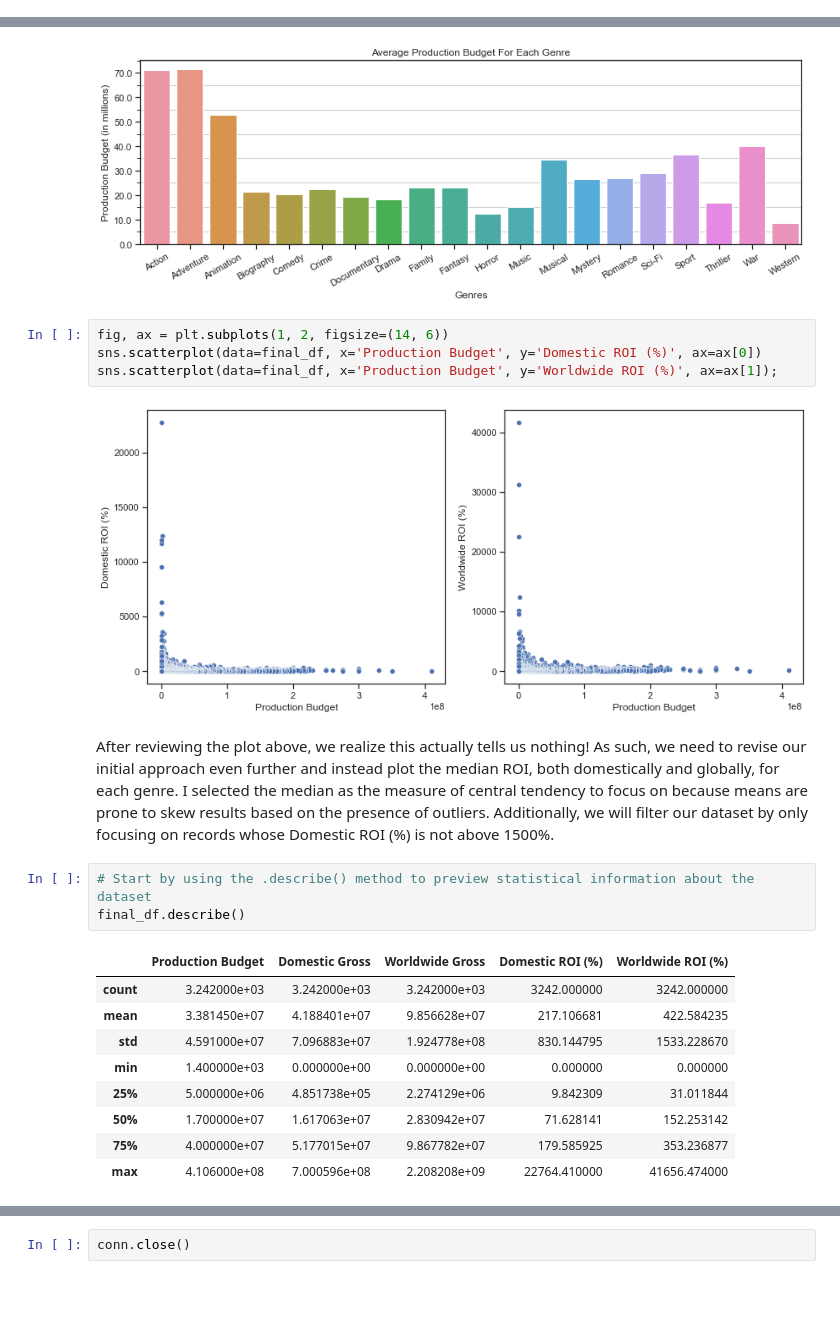
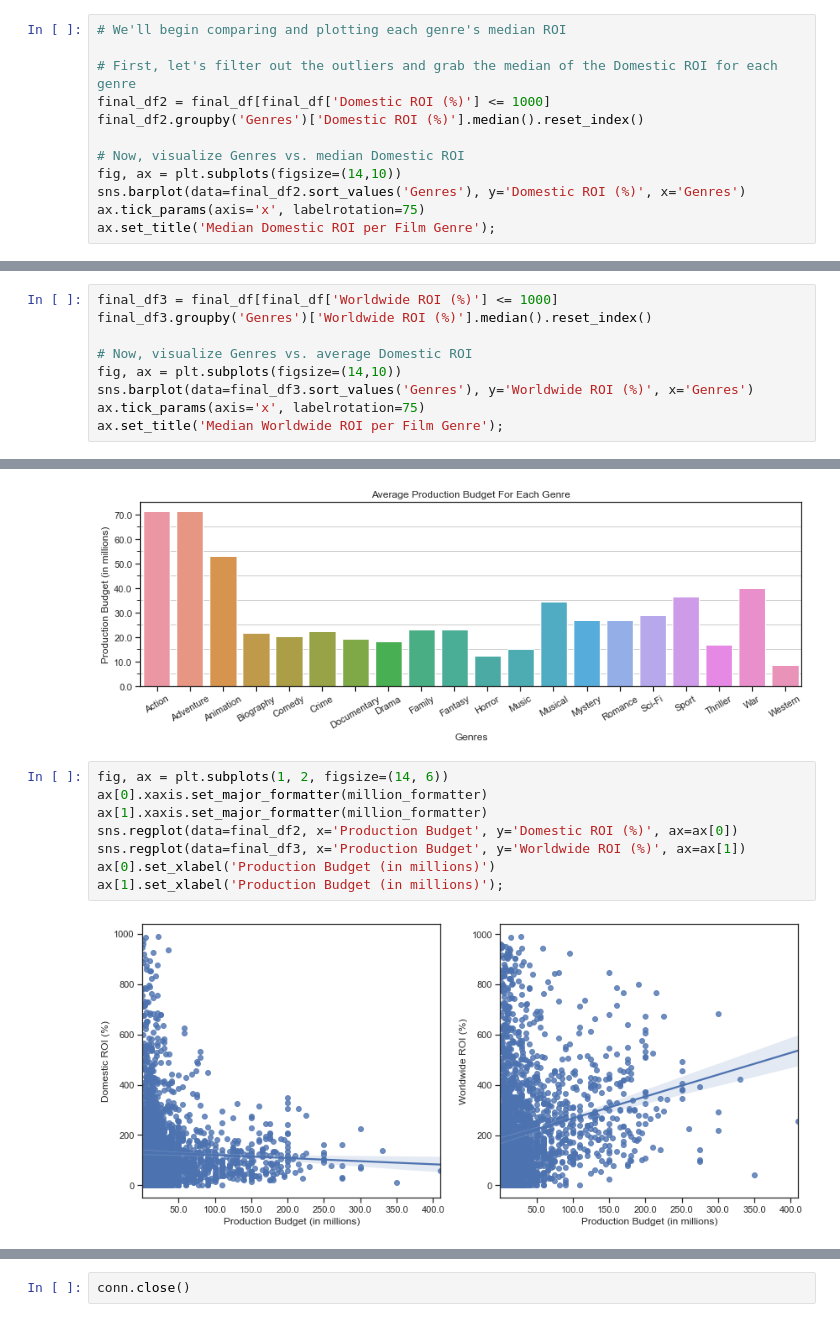
Before and after one commit to rookiescientist-andre/Microsoft-Film-Analysis, a Jupyter notebook: Microsoft Film Analysis - Notebook.ipynb, the cells around one changed output, grey strips where cells are left out. Cells and saved outputs as stored; diff of their text form; blank space fills up the shorter version.

```diff
--- a/Microsoft Film Analysis - Notebook.ipynb
+++ b/Microsoft Film Analysis - Notebook.ipynb
@@ -311,0 +319,12 @@ Name: Genres, dtype: int64
+# %%
+# We'll begin comparing and plotting each genre's median ROI
+
+# First, let's filter out the outliers and grab the median of the Domestic ROI for each genre
+final_df2 = final_df[final_df['Domestic ROI (%)'] <= 1000]
+final_df2.groupby('Genres')['Domestic ROI (%)'].median().reset_index()
+
+# Now, visualize Genres vs. median Domestic ROI
+fig, ax = plt.subplots(figsize=(14,10))
+sns.barplot(data=final_df2.sort_values('Genres'), y='Domestic ROI (%)', x='Genres')
+ax.tick_params(axis='x', labelrotation=75)
+ax.set_title('Median Domestic ROI per Film Genre');
@@ -311,0 +337,9 @@ Name: Genres, dtype: int64
+# %%
+final_df3 = final_df[final_df['Worldwide ROI (%)'] <= 1000]
+final_df3.groupby('Genres')['Worldwide ROI (%)'].median().reset_index()
+
+# Now, visualize Genres vs. average Domestic ROI
+fig, ax = plt.subplots(figsize=(14,10))
+sns.barplot(data=final_df3.sort_values('Genres'), y='Worldwide ROI (%)', x='Genres')
+ax.tick_params(axis='x', labelrotation=75)
+ax.set_title('Median Worldwide ROI per Film Genre');
@@ -355,22 +393,11 @@ ax.set_ylabel('Production Budget (in millions)');
 [figure]
 # %%
 fig, ax = plt.subplots(1, 2, figsize=(14, 6))
-sns.scatterplot(data=final_df, x='Production Budget', y='Domestic ROI (%)', ax=ax[0])
-sns.scatterplot(data=final_df, x='Production Budget', y='Worldwide ROI (%)', ax=ax[1]);
+ax[0].xaxis.set_major_formatter(million_formatter)
+ax[1].xaxis.set_major_formatter(million_formatter)
+sns.regplot(data=final_df2, x='Production Budget', y='Domestic ROI (%)', ax=ax[0])
+sns.regplot(data=final_df3, x='Production Budget', y='Worldwide ROI (%)', ax=ax[1])
+ax[0].set_xlabel('Production Budget (in millions)')
+ax[1].set_xlabel('Production Budget (in millions)');
 # %% [output]
-[figure, old version]
+[figure, new version]
-# %% [markdown]
-After reviewing the plot above, we realize this actually tells us nothing! As such, we need to revise our initial approach even further and instead plot the median ROI, both domestically and globally, for each genre. I selected the median as the measure of central tendency to focus on because means are prone to skew results based on the presence of outliers. Additionally, we will filter our dataset by only focusing on records whose Domestic ROI (%) is not above 1500%.
-# %%
-# Start by using the .describe() method to preview statistical information about the dataset
-final_df.describe()
-# %% [output]
-|  | Production Budget | Domestic Gross | Worldwide Gross | Domestic ROI (%) | Worldwide ROI (%) |
-| count | 3.242000e+03 | 3.242000e+03 | 3.242000e+03 | 3242.000000 | 3242.000000 |
-| mean | 3.381450e+07 | 4.188401e+07 | 9.856628e+07 | 217.106681 | 422.584235 |
-| std | 4.591000e+07 | 7.096883e+07 | 1.924778e+08 | 830.144795 | 1533.228670 |
-| min | 1.400000e+03 | 0.000000e+00 | 0.000000e+00 | 0.000000 | 0.000000 |
-| 25% | 5.000000e+06 | 4.851738e+05 | 2.274129e+06 | 9.842309 | 31.011844 |
-| 50% | 1.700000e+07 | 1.617063e+07 | 2.830942e+07 | 71.628141 | 152.253142 |
-| 75% | 4.000000e+07 | 5.177015e+07 | 9.867782e+07 | 179.585925 | 353.236877 |
-| max | 4.106000e+08 | 7.000596e+08 | 2.208208e+09 | 22764.410000 | 41656.474000 |
```
Also changed, not shown: parts of 24 cells of this notebook.
